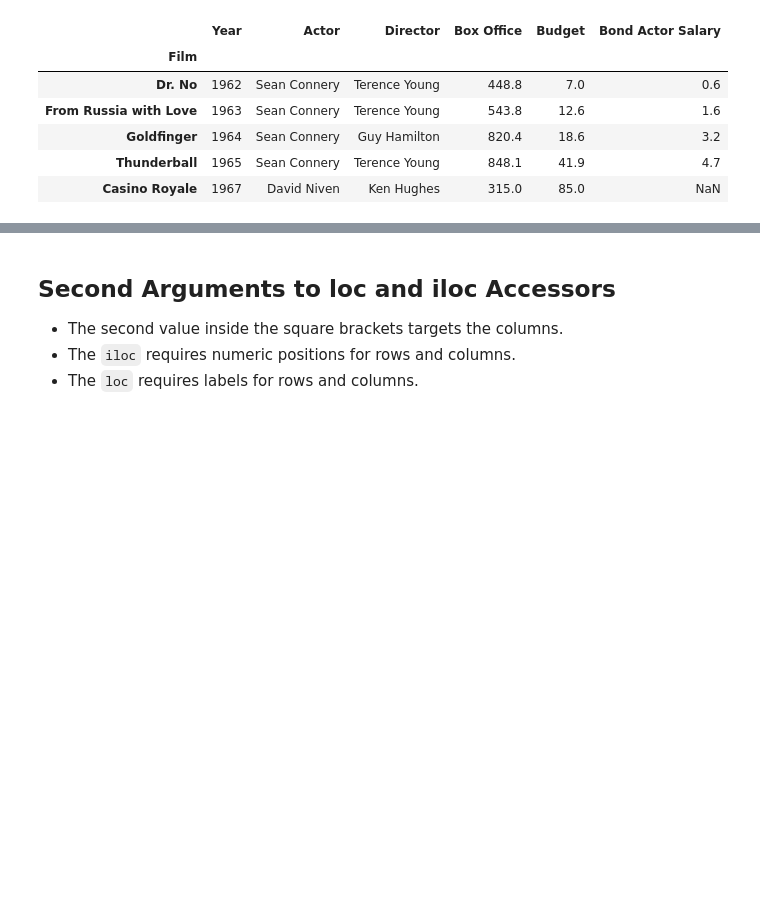
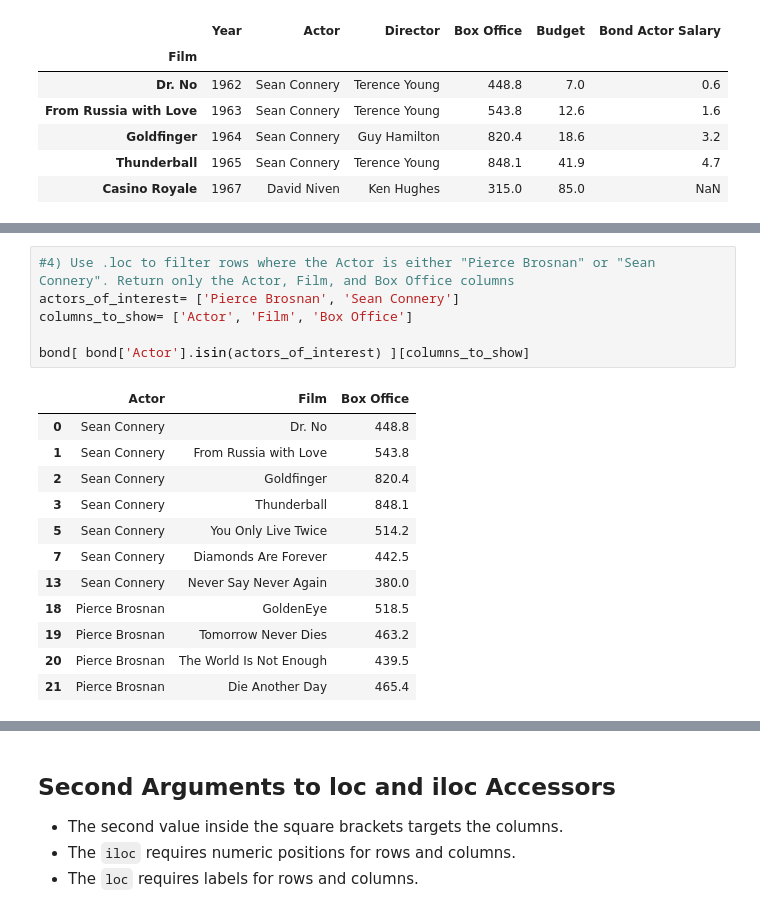
Before and after one commit to Lucas01iveira/Data-Engineering, a Jupyter notebook: Data Analysis with Pandas and Python/materials/pandas/Incomplete/06 - DataFrames III - Data Extraction.ipynb, the cells around one changed output, grey strips where cells are left out. Cells and saved outputs as stored; diff of their text form; blank space fills up the shorter version.

```diff
--- a/Data Analysis with Pandas and Python/materials/pandas/Incomplete/06 - DataFrames III - Data Extraction.ipynb
+++ b/Data Analysis with Pandas and Python/materials/pandas/Incomplete/06 - DataFrames III - Data Extraction.ipynb
@@ -156,0 +196,19 @@ bond.loc[:"On Her Majesty's Secret Service"]
+# %%
+#4) Use .loc to filter rows where the Actor is either "Pierce Brosnan" or "Sean Connery". Return only the Actor, Film, and Box Office columns
+actors_of_interest= ['Pierce Brosnan', 'Sean Connery']
+columns_to_show= ['Actor', 'Film', 'Box Office']
+
+bond[ bond['Actor'].isin(actors_of_interest) ][columns_to_show]
+# %% [output]
+|  | Actor | Film | Box Office |
+| 0 | Sean Connery | Dr. No | 448.8 |
+| 1 | Sean Connery | From Russia with Love | 543.8 |
+| 2 | Sean Connery | Goldfinger | 820.4 |
+| 3 | Sean Connery | Thunderball | 848.1 |
+| 5 | Sean Connery | You Only Live Twice | 514.2 |
+| 7 | Sean Connery | Diamonds Are Forever | 442.5 |
+| 13 | Sean Connery | Never Say Never Again | 380.0 |
+| 18 | Pierce Brosnan | GoldenEye | 518.5 |
+| 19 | Pierce Brosnan | Tomorrow Never Dies | 463.2 |
+| 20 | Pierce Brosnan | The World Is Not Enough | 439.5 |
+| 21 | Pierce Brosnan | Die Another Day | 465.4 |
```
Also changed, not shown: parts of 13 cells of this notebook.
